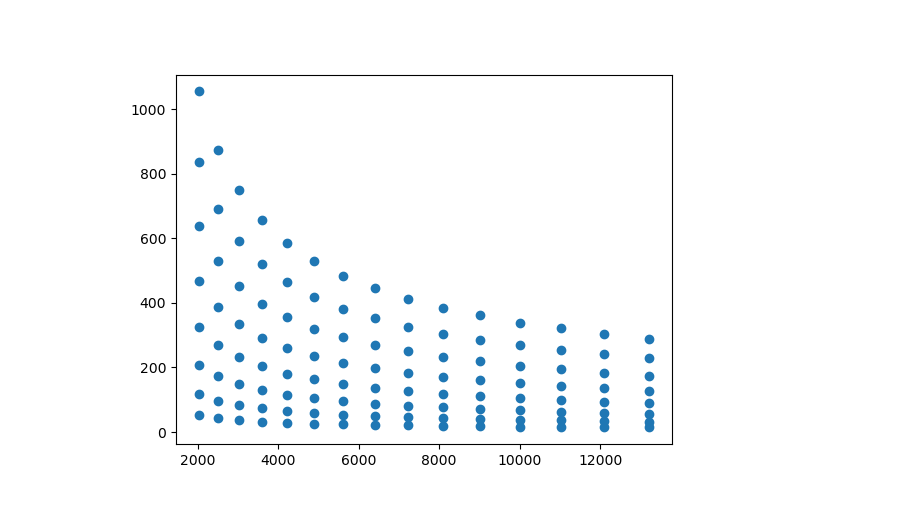
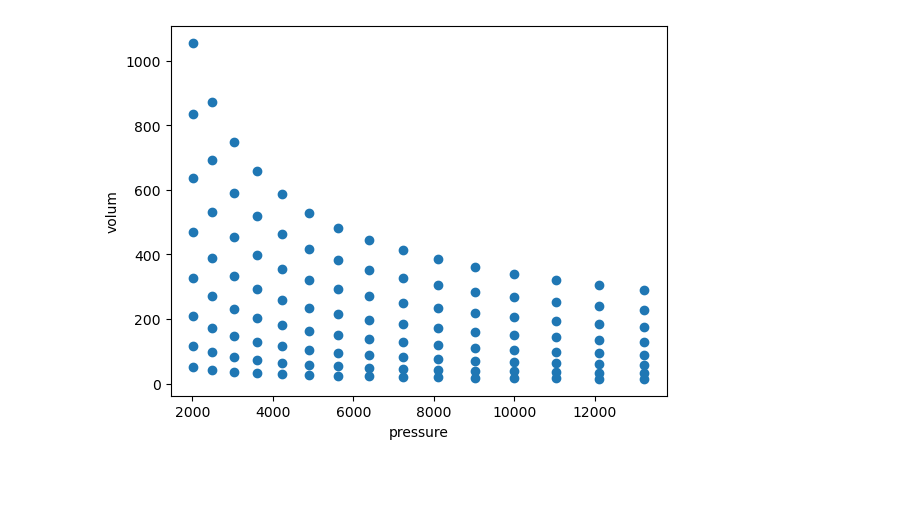
Before and after one commit to daryabiparva9/idealGasLawSim, a Jupyter notebook: src/pressure.ipynb, the cells around one changed output. Cells and saved outputs as stored; diff of their text form; code cells hidden in the pictures; blank space fills up the shorter version.

```diff
--- a/src/pressure.ipynb
+++ b/src/pressure.ipynb
@@ -202,14 +112,0 @@ print(all_press)
-# %%
-# Box dimensions
-box_dim = 100
-
-# Number of particles
-num_particles = 25
-particle_per_dim = 5
-particle_radius = 2.0  # Radius of the particles
-large_num = 100 # A large number for no collision
-epsilon = 1e-5  # Small threshold to avoid repeated collisions
-
-# Time parameters
-t_max = 500 # Total simulation time
-dt = 0.1
@@ -293,10 +163,3 @@ print(f'{len(box_dims)}, {len(v_multipliers)}')
 all_press = np.genfromtxt('pressure.csv', delimiter=',')
 volum = np.genfromtxt('volum.csv', delimiter=',')
 temp = np.genfromtxt('temp.csv', delimiter=',')
-# %%
-volum = []
-for box_dim in box_dims:
-    for multiplier in v_multipliers:
-        volum.append(box_dim**2)
-volum = np.array(volum)
-volum
@@ -322,8 +170,18 @@ len of v is 120, and len of press:120, len of temp:120
+# %%
+volums = []
+for v in volum:
+    tmp = [v for i in range(len(all_press)//len(volum))]
+    volums += tmp
+len(volums)
+volum = np.array(volums)
 # %%
+
 fig = plt.Figure()
 plt.scatter(volum, all_press)
+plt.xlabel("pressure")
+plt.ylabel('volum')
 plt.show()
 # %% [output]
-[figure, old version]
+[figure, new version]
 # %%
 plt.figure()
```
Also changed, not shown: parts of 25 cells of this notebook, 8 other files.
